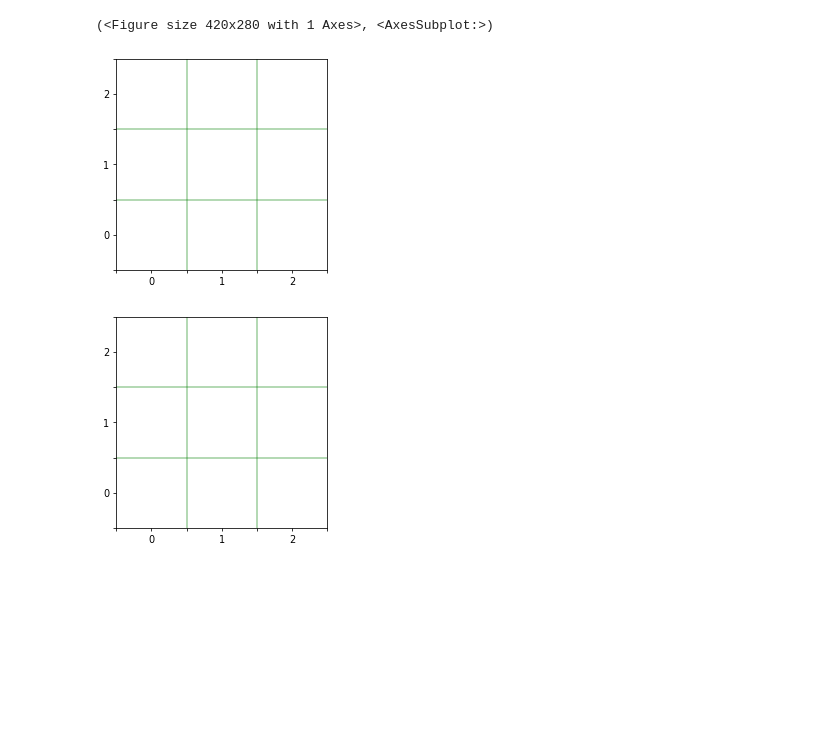
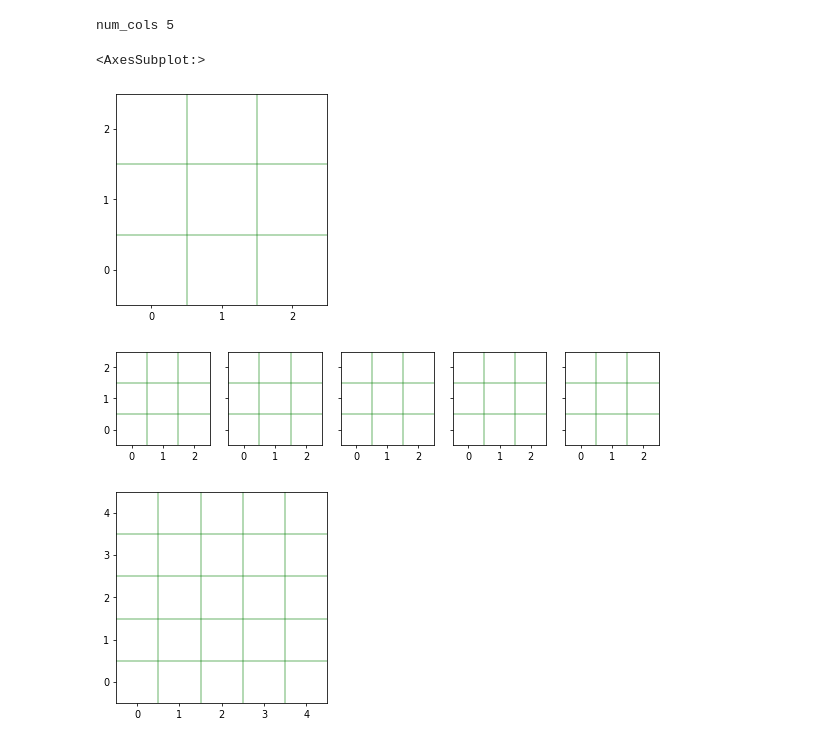
Before and after one commit to rybkin/plotter-breaker, a Jupyter notebook: passgen/notebook.ipynb, the cells around one changed output. Drawn from its saved outputs; the diff is of its cells as text; code cells hidden in the pictures; blank space fills up the shorter version.

```diff
--- a/passgen/notebook.ipynb
+++ b/passgen/notebook.ipynb
@@ -1,42 +1,100 @@
 # %%
 
-def draw_field(x=0, y=0, size=3):
+
+
+# FIELD PART
+
+import matplotlib.pyplot as plt
+import math
+
+def flatten(t):
+    if len(t) > 0:
+        if hasattr(t[0], '__iter__'):
+            return [item for sublist in t for item in sublist]
+    return t
+
+def draw_field(x=0, y=0, size=3, *, dpi=70, ax=None):
     LINE_WIDTH = 2
-    DPI = 70
     ALPHA = 0.3
 
-    f, ax = plt.subplots(1, 1)
+    if not ax:
+        f, ax = plt.subplots(1, 1)
+    else:
+        f = ax.figure
+
+
     ax.set_ylim(0, size)
     ax.set_xlim(0, size)
     ax.set_box_aspect(1)
 
-    # f.figsize=(1, 1)
-    f.dpi=DPI
+    f.figsize=(1, 1)
+    f.dpi=dpi
     line_h1_x = [0, 3]
     line_h1_y = [1, 1]
     # hor lines
     for i in range(1, size):
         line_x = [0, size]
         line_y = [i, i]
         ax.plot(line_x, line_y, 'g', linewidth=LINE_WIDTH, alpha=ALPHA)
     # ver lines
     for i in range(1, size):
         line_x = [i, i]
         line_y = [0, size]
         ax.plot(line_x, line_y, 'g', linewidth=LINE_WIDTH, alpha=ALPHA)
 
     # xtickpabels = ax.get_xticklabels()
     # print('xtickpabels', xtickpabels)
     # TODO: automate
-    tick_labels = ['', '0', '', '1', '', '2', '', '3', '', '4']
+    tick_labels = list(range(size))
+    shift = 0.5
+    ticks = [t + shift for t in range(size)]
+    ax.set_xticks(ticks)
+    ax.set_yticks(ticks)
     ax.set_xticklabels(tick_labels)
     ax.set_yticklabels(tick_labels)
-    return (f, ax)
+    return ax
 
+def get_n_axes(num, max_cols=5, fig_size = 5):
+    num_cols = num if num < max_cols else max_cols
+    num_rows = math.ceil(num / num_cols)
+
+    print('num_cols', num_cols)
+
+    f, ax_ax = plt.subplots(num_rows, num_cols, sharex=True, sharey=True)
+    axses = flatten(ax_ax)
+
+    # hide excess
+    full_num = num_cols * num_rows
+    for idx in range(num, full_num):
+        ax = axses[idx]
+        ax.axis('off')
+
+    fig = axses[0].figure
+    return axses[0: num]
+
+# simple field
 draw_field(0, 0, size = 3)
-draw_field(0, 0, size = 3)
+
+# group of fields
+num_fields = 5
+num_cols = 5
+axes = get_n_axes(num_fields, num_cols)
+
+for ax in axes:
+    draw_field(ax=ax)
+
+# fit size
+fig = axes[0].figure
+fig_size = 2
+full_fig_width = num_cols * fig_size
+fig.set_size_inches(full_fig_width, fig_size, forward=True)
+
+# custom size
+draw_field(0, 0, size = 5)
 # %% [output]
-(<Figure size 420x280 with 1 Axes>, <AxesSubplot:>)
+num_cols 5
+<AxesSubplot:>
 [figure]
-[figure, old version]
+[figure, new version]
+[figure, added]
 # %%
```
Also changed, not shown: parts of 10 cells of this notebook.
